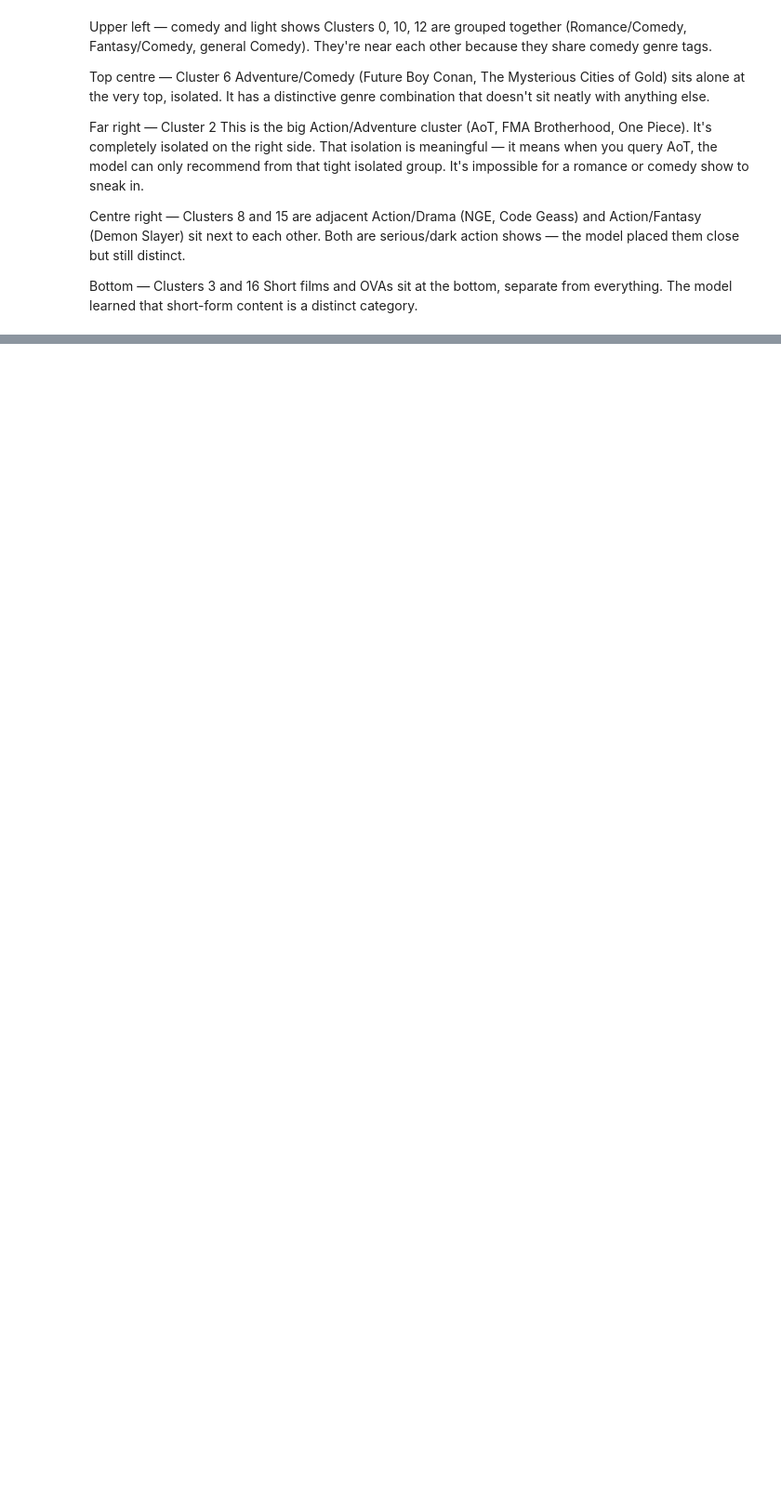
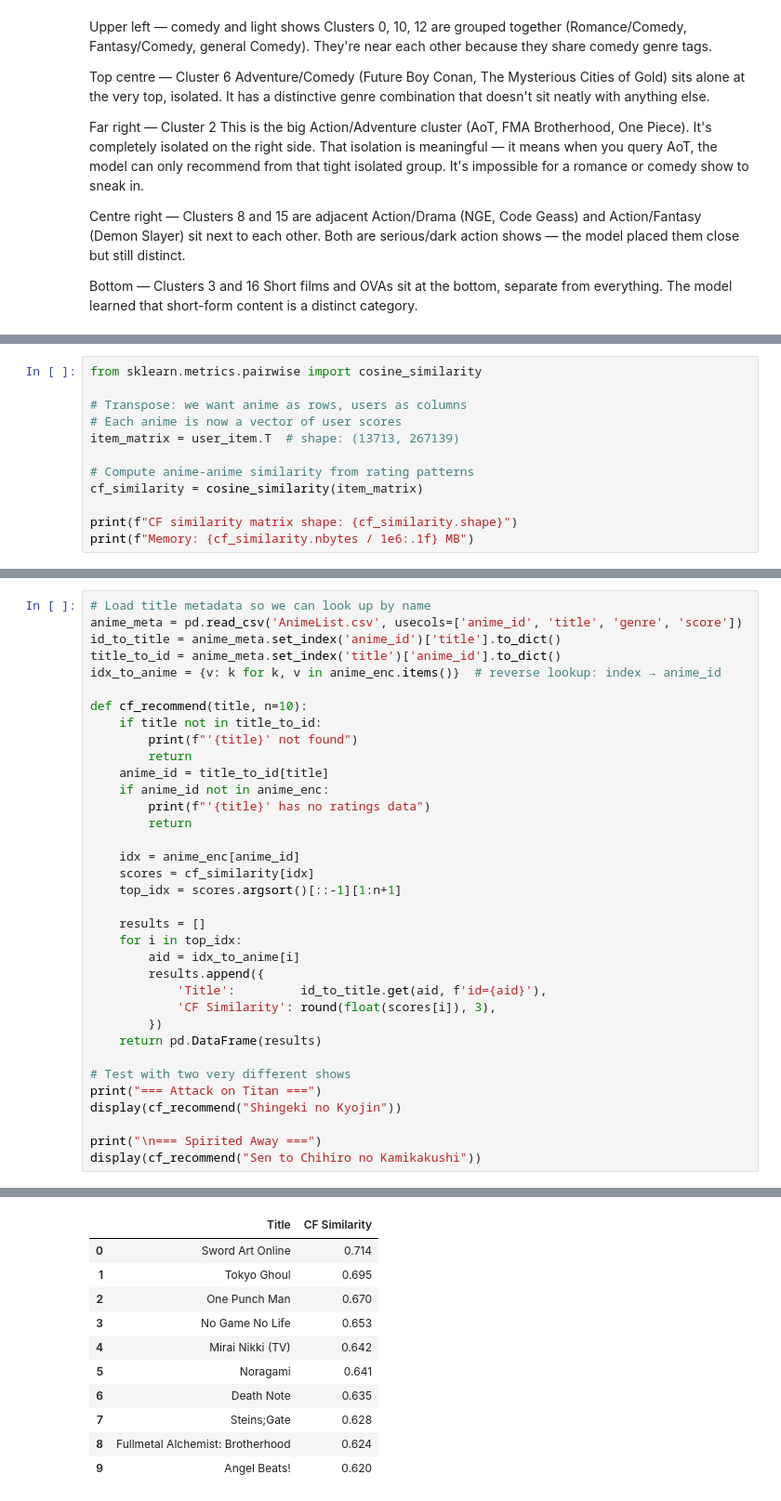
Before and after one commit to hengxu07/anime-recommender, a Jupyter notebook: anime_project.ipynb, the cells around one changed output, grey strips where cells are left out. Shown at 93% size. Cells and saved outputs as stored; diff of their text form; blank space fills up the shorter version.

```diff
--- a/anime_project.ipynb
+++ b/anime_project.ipynb
@@ -1537,0 +1658,12 @@ Short films and OVAs sit at the bottom, separate from everything. The model lear
+# %%
+from sklearn.metrics.pairwise import cosine_similarity
+
+# Transpose: we want anime as rows, users as columns
+# Each anime is now a vector of user scores
+item_matrix = user_item.T  # shape: (13713, 267139)
+
+# Compute anime-anime similarity from rating patterns
+cf_similarity = cosine_similarity(item_matrix)
+
+print(f"CF similarity matrix shape: {cf_similarity.shape}")
+print(f"Memory: {cf_similarity.nbytes / 1e6:.1f} MB")
@@ -1537,0 +1673,36 @@ Short films and OVAs sit at the bottom, separate from everything. The model lear
+# %%
+# Load title metadata so we can look up by name
+anime_meta = pd.read_csv('AnimeList.csv', usecols=['anime_id', 'title', 'genre', 'score'])
+id_to_title = anime_meta.set_index('anime_id')['title'].to_dict()
+title_to_id = anime_meta.set_index('title')['anime_id'].to_dict()
+idx_to_anime = {v: k for k, v in anime_enc.items()}  # reverse lookup: index → anime_id
+
+def cf_recommend(title, n=10):
+    if title not in title_to_id:
+        print(f"'{title}' not found")
+        return
+    anime_id = title_to_id[title]
+    if anime_id not in anime_enc:
+        print(f"'{title}' has no ratings data")
+        return
+
+    idx = anime_enc[anime_id]
+    scores = cf_similarity[idx]
+    top_idx = scores.argsort()[::-1][1:n+1]
+
+    results = []
+    for i in top_idx:
+        aid = idx_to_anime[i]
+        results.append({
+            'Title':         id_to_title.get(aid, f'id={aid}'),
+            'CF Similarity': round(float(scores[i]), 3),
+        })
+    return pd.DataFrame(results)
+
+# Test with two very different shows
+print("=== Attack on Titan ===")
+display(cf_recommend("Shingeki no Kyojin"))
+
+print("\n=== Spirited Away ===")
+display(cf_recommend("Sen to Chihiro no Kamikakushi"))
+# %% [output]
@@ -1537,0 +1710,11 @@ Short films and OVAs sit at the bottom, separate from everything. The model lear
+|  | Title | CF Similarity |
+| 0 | Sword Art Online | 0.714 |
+| 1 | Tokyo Ghoul | 0.695 |
+| 2 | One Punch Man | 0.670 |
+| 3 | No Game No Life | 0.653 |
+| 4 | Mirai Nikki (TV) | 0.642 |
+| 5 | Noragami | 0.641 |
+| 6 | Death Note | 0.635 |
+| 7 | Steins;Gate | 0.628 |
+| 8 | Fullmetal Alchemist: Brotherhood | 0.624 |
+| 9 | Angel Beats! | 0.620 |
```
Also changed, not shown: parts of 18 cells of this notebook.
